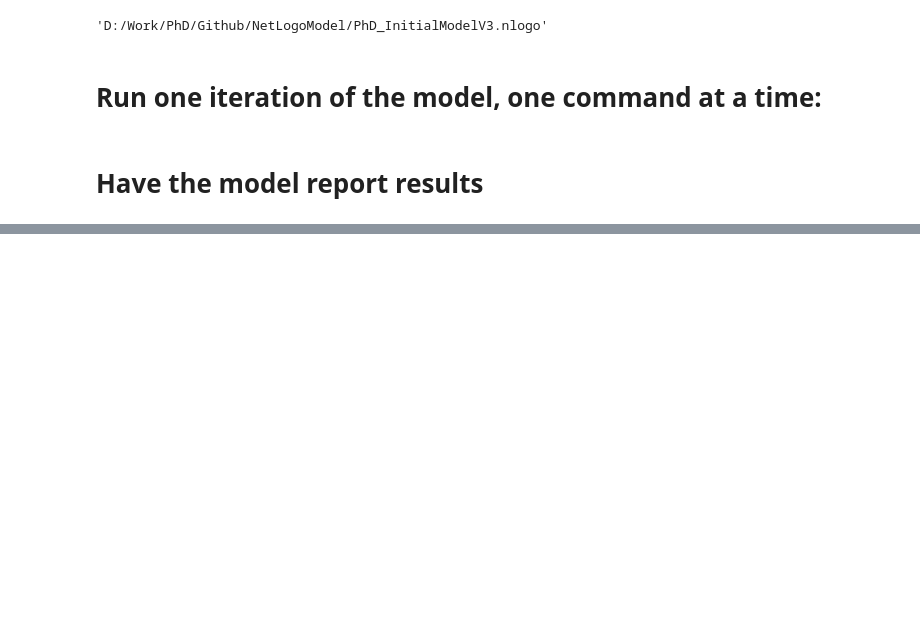
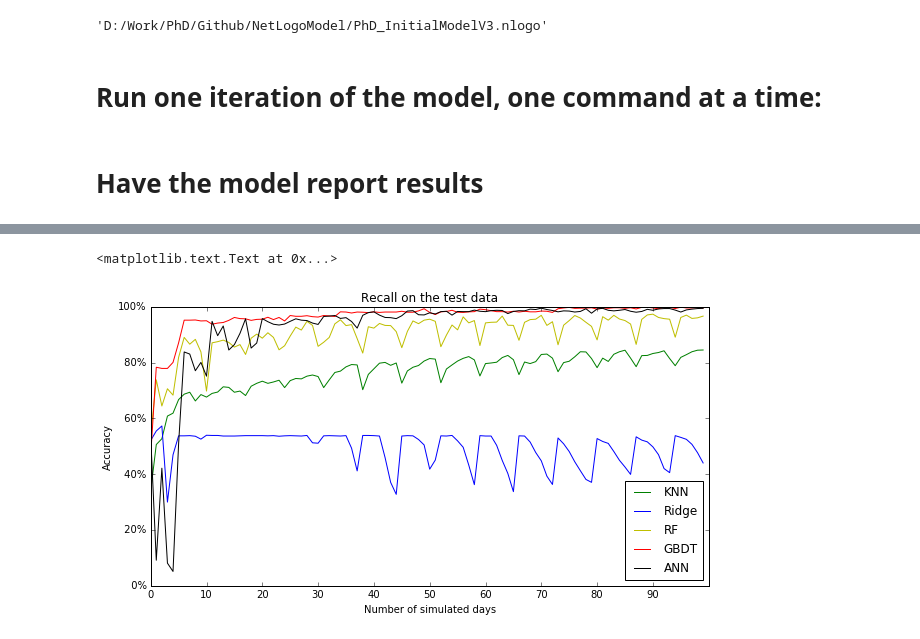
Before and after one commit to dtbinh/NetLogoModel, a Jupyter notebook: MainModelwithNetlogoV3.ipynb, the cells around one changed output, grey strips where cells are left out. Cells and saved outputs as stored; diff of their text form; code cells hidden in the pictures; blank space fills up the shorter version.

```diff
--- a/MainModelwithNetlogoV3.ipynb
+++ b/MainModelwithNetlogoV3.ipynb
@@ -754,18 +769,23 @@ ax.legend(loc='best')
 # %%
 fig3 = plt.figure(figsize=(10,5))
 ax = fig3.add_subplot(1, 1, 1)
 #ax.plot(mobiledata_fs['minute'][pd.notnull(mobiledata_fs['tzone'])], 'k.')
 #ax.plot(pd.notnull(mobiledata_fs['tzone']), 'k.')
 #ax.set_yticks([0, 1, 2])
-ax.plot(knn_all_AC_tr, label='KNN', color="g")
-ax.plot(rdg_all_AC_tr, label='Ridge', color="b")
-ax.plot(rf_all_AC_tr, label='RF', color="y")
-ax.plot(gb_all_AC_tr, label='GBDT', color="r")
+ax.plot(Results_sum[0, 1, 1, 0, :], label='KNN', color="g")
+ax.plot(Results_sum[0, 1, 1, 1, :], label='Ridge', color="b")
+ax.plot(Results_sum[0, 1, 1, 2, :], label='RF', color="y")
+ax.plot(Results_sum[0, 1, 1, 3, :], label='GBDT', color="r")
+ax.plot(Results_sum[0, 1, 1, 4, :], label='ANN', color="k")
 ax.set_yticks([0, 0.2, 0.4, 0.6, 0.8, 1])
 vals = ax.get_yticks()
 ax.set_yticklabels(['{:3.0f}%'.format(x*100) for x in vals])
 ax.set_ylabel("Accuracy")
 ax.set_xlabel("Number of simulated days")
-ax.set_xticks(range(0, len(knn_all_AC_tr), 10))
+ax.set_xticks(range(0, len(Results_sum[0, 1, 1, 0, :]), 10))
 ax.set_xticklabels(range(ini_day, tot_day + 1, 10))
 ax.legend(loc='best')
+plt.title('Recall on the test data')
+# %% [output]
+<matplotlib.text.Text at 0x...>
+[figure, added]
```
Also changed, not shown: parts of 14 cells of this notebook, 5 other files.
